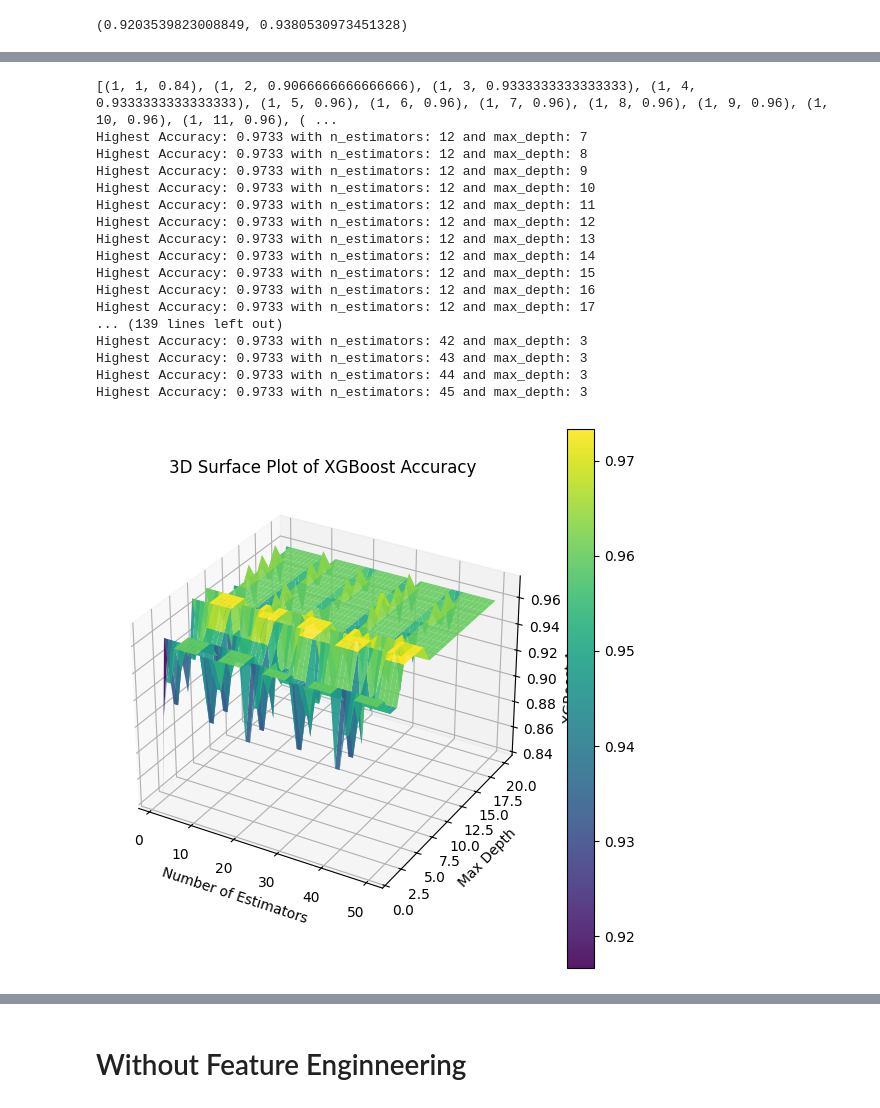
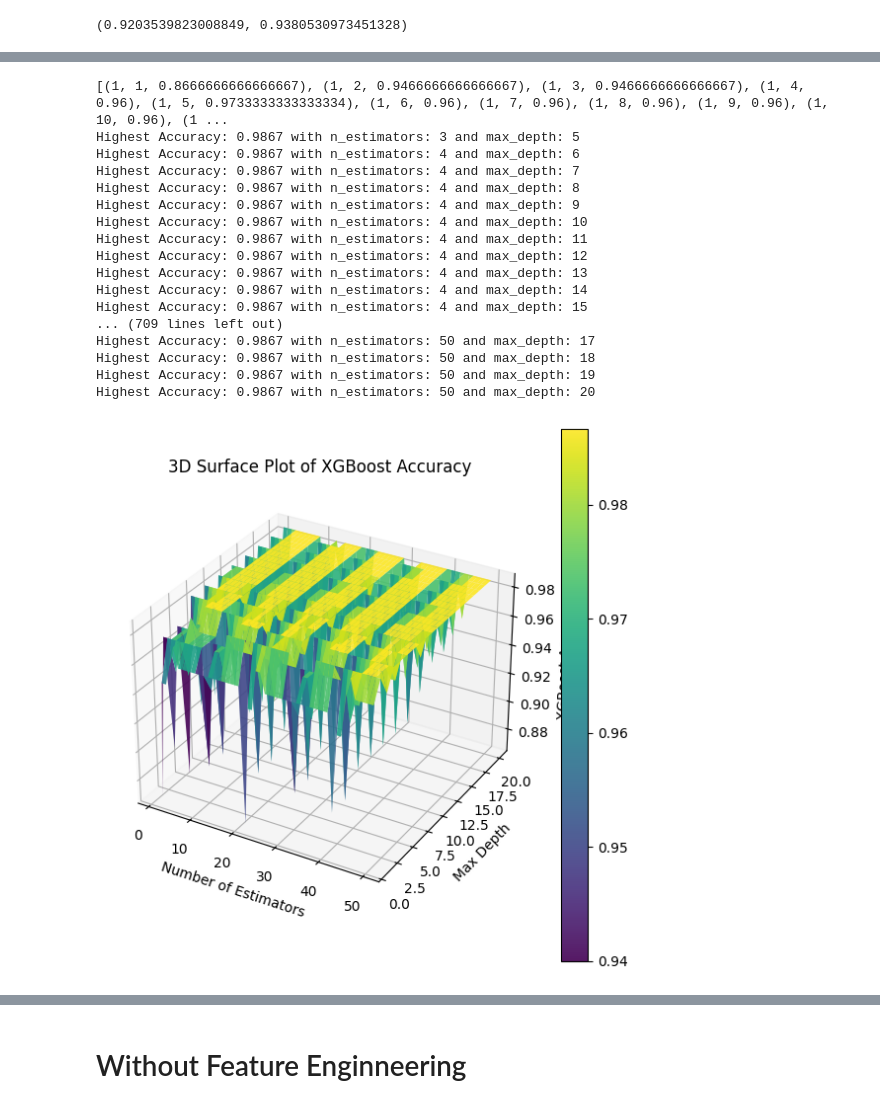
Before and after one commit to JiaLong0209/tku-113-1-statistics-report, a Jupyter notebook: machine_learning.ipynb, the cells around one changed output, grey strips where cells are left out. Drawn from its saved outputs; the diff is of its cells as text; code cells hidden in the pictures.

```diff
--- a/machine_learning.ipynb
+++ b/machine_learning.ipynb
@@ -114,19 +114,30 @@ data.head(10)
 | 8 | 1 | 29 | 1 | 7.8 | 7 | 75 | 6 | ... |
 | 9 | 1 | 29 | 1 | 7.8 | 7 | 75 | 6 | ... |
 # %%
+scaler = StandardScaler()
 
-# Normalize/scale numerical features for SVM
-scaler = StandardScaler()
-X_scaled = scaler.fit_transform(X)
+categorical_columns = ['Gender', 'Occupation', 'BMI Category']
+# Identify numerical columns to scale
+numerical_columns = X.select_dtypes(include=[np.number]).columns
+X_scaled = scaler.fit_transform(X[numerical_columns])
 
+# Create a DataFrame for the scaled features
+scaled_df = pd.DataFrame(X_scaled, columns=numerical_columns)
+print(scaled_df.info())
+
+# Add categorical columns back to the scaled DataFrame
+for col in categorical_columns:
+    scaled_df[col] = X[col].values
+
+X = scaled_df
 # Split the data into training and testing sets
-X_train, X_test, y_train, y_test = train_test_split(X_scaled, y, test_size=0.2, random_state=42, stratify=y)
+X_train, X_test, y_train, y_test = train_test_split(scaled_df, y, test_size=0.2, random_state=42, stratify=y)
 print(X_train.shape, X_test.shape)
 
-# Create a DataFrame for the scaled features and the target variable
-scaled_df = pd.DataFrame(X_scaled, columns=X.columns)
-scaled_df['Sleep Disorder'] = y.values
+# scaled_df['Sleep Disorder'] = y.values
 print(scaled_df.describe())
+scaled_df["Sleep Disorder"] = data["Sleep Disorder"]
+data = scaled_df
 
 scaled_df.head(10)
 # %% [output]
@@ -572,10 +567,10 @@ from sklearn.model_selection import train_test_split
 
 # Feature Engineering: Add interaction terms
 
-poly = PolynomialFeatures(degree=1, interaction_only=True, include_bias=False)
+poly = PolynomialFeatures(degree=3, interaction_only=True, include_bias=False)
 X_poly = poly.fit_transform(X)
 
-pca = PCA(n_components=3)
+pca = PCA(n_components=6)
 X_pca = pca.fit_transform(X_poly)
 
 # Train-Test Split with enhanced features
@@ -600,51 +595,51 @@ for n_estimators in n_estimators_list:
 print(results)
 highest_accuracy = max(results, key=lambda x: x[2])[2]
 highest_results = [result for result in results if result[2] == highest_accuracy]
 
 # List all highest results and their parameters
 for n_estimators, max_depth, accuracy in highest_results:
     print(f"Highest Accuracy: {accuracy:.4f} with n_estimators: {n_estimators} and max_depth: {max_depth}")
 
 # Prepare data for 3D surface plot
 n_estimators_values = [result[0] for result in results]
 max_depth_values = [result[1] for result in results]
 accuracy_values = [result[2] for result in results]
 
 # Create a grid for surface plot
 X_grid, Y_grid = np.meshgrid(np.unique(n_estimators_values), np.unique(max_depth_values))
 Z_grid = np.array(accuracy_values).reshape(len(np.unique(max_depth_values)), len(np.unique(n_estimators_values)))
 
 # Plot the surface for XGBoost
 fig = plt.figure(figsize=(7,7))
 ax = fig.add_subplot(111, projection='3d')
 surf_xgb = ax.plot_surface(X_grid, Y_grid, Z_grid, cmap='viridis', alpha=0.9)
 
 ax.set_xlabel('Number of Estimators')
 ax.set_ylabel('Max Depth')
 ax.set_zlabel('XGBoost Accuracy')
 ax.set_title('3D Surface Plot of XGBoost Accuracy')
 fig.colorbar(surf_xgb)
 
 plt.show()
 # %% [output]
-[(1, 1, 0.84), (1, 2, 0.9066666666666666), (1, 3, 0.9333333333333333), (1, 4, 0.9333333333333333), (1, 5, 0.96), (1, 6, 0.96), (1, 7, 0.96), (1, 8, 0.96), (1, 9, 0.96), (1, 10, 0.96), (1, 11, 0.96), ( ...
-Highest Accuracy: 0.9733 with n_estimators: 12 and max_depth: 7
-Highest Accuracy: 0.9733 with n_estimators: 12 and max_depth: 8
-Highest Accuracy: 0.9733 with n_estimators: 12 and max_depth: 9
-Highest Accuracy: 0.9733 with n_estimators: 12 and max_depth: 10
-Highest Accuracy: 0.9733 with n_estimators: 12 and max_depth: 11
-Highest Accuracy: 0.9733 with n_estimators: 12 and max_depth: 12
-Highest Accuracy: 0.9733 with n_estimators: 12 and max_depth: 13
-Highest Accuracy: 0.9733 with n_estimators: 12 and max_depth: 14
-Highest Accuracy: 0.9733 with n_estimators: 12 and max_depth: 15
-Highest Accuracy: 0.9733 with n_estimators: 12 and max_depth: 16
-Highest Accuracy: 0.9733 with n_estimators: 12 and max_depth: 17
-... (139 lines left out)
-Highest Accuracy: 0.9733 with n_estimators: 42 and max_depth: 3
-Highest Accuracy: 0.9733 with n_estimators: 43 and max_depth: 3
-Highest Accuracy: 0.9733 with n_estimators: 44 and max_depth: 3
-Highest Accuracy: 0.9733 with n_estimators: 45 and max_depth: 3
+[(1, 1, 0.8666666666666667), (1, 2, 0.9466666666666667), (1, 3, 0.9466666666666667), (1, 4, 0.96), (1, 5, 0.9733333333333334), (1, 6, 0.96), (1, 7, 0.96), (1, 8, 0.96), (1, 9, 0.96), (1, 10, 0.96), (1 ...
+Highest Accuracy: 0.9867 with n_estimators: 3 and max_depth: 5
+Highest Accuracy: 0.9867 with n_estimators: 4 and max_depth: 6
+Highest Accuracy: 0.9867 with n_estimators: 4 and max_depth: 7
+Highest Accuracy: 0.9867 with n_estimators: 4 and max_depth: 8
+Highest Accuracy: 0.9867 with n_estimators: 4 and max_depth: 9
+Highest Accuracy: 0.9867 with n_estimators: 4 and max_depth: 10
+Highest Accuracy: 0.9867 with n_estimators: 4 and max_depth: 11
+Highest Accuracy: 0.9867 with n_estimators: 4 and max_depth: 12
+Highest Accuracy: 0.9867 with n_estimators: 4 and max_depth: 13
+Highest Accuracy: 0.9867 with n_estimators: 4 and max_depth: 14
+Highest Accuracy: 0.9867 with n_estimators: 4 and max_depth: 15
+... (709 lines left out)
+Highest Accuracy: 0.9867 with n_estimators: 50 and max_depth: 17
+Highest Accuracy: 0.9867 with n_estimators: 50 and max_depth: 18
+Highest Accuracy: 0.9867 with n_estimators: 50 and max_depth: 19
+Highest Accuracy: 0.9867 with n_estimators: 50 and max_depth: 20
-[figure, old version]
+[figure, new version]
 # %%
 
 from sklearn.metrics import accuracy_score, ConfusionMatrixDisplay, confusion_matrix
```
Also changed, not shown: parts of 11 cells of this notebook, 3 other files.
